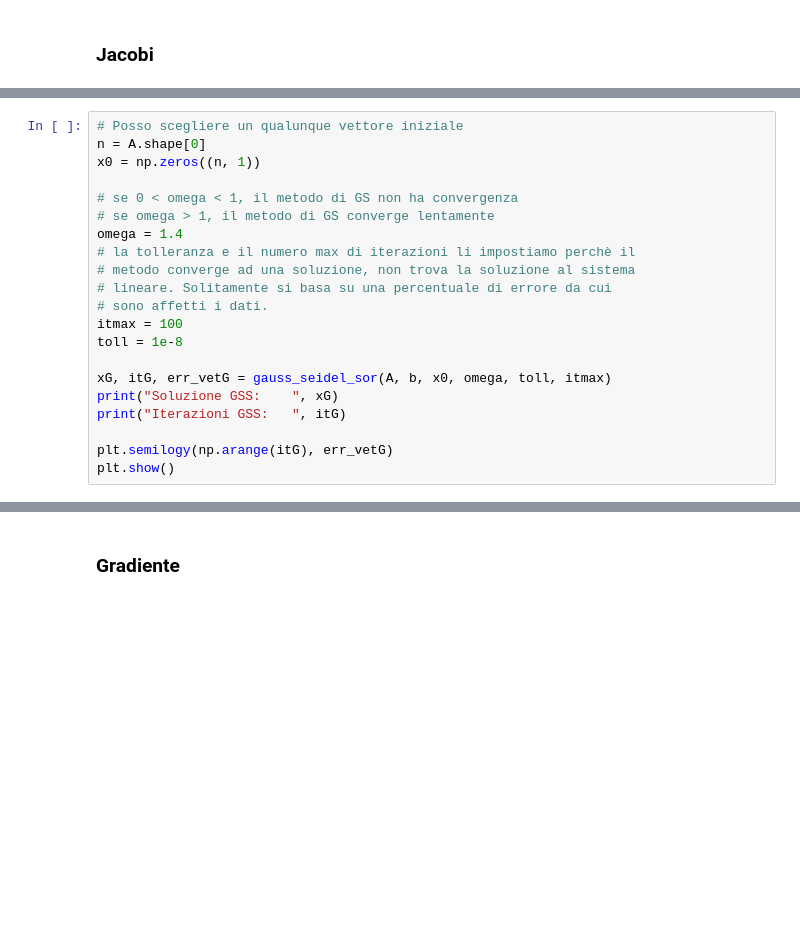
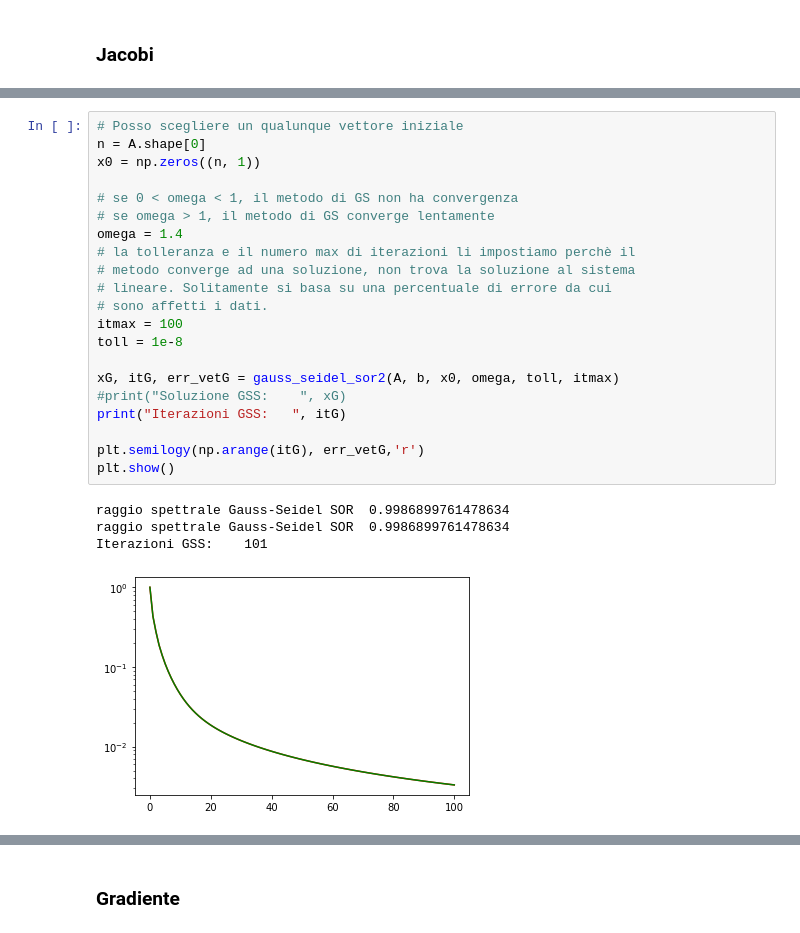
Before and after one commit to SonOfGillas/MetodiNumerici, a Jupyter notebook: Iterativi.ipynb, the cells around one changed output, grey strips where cells are left out. Drawn from its saved outputs; the diff is of its cells as text; blank space fills up the shorter version.

```diff
--- a/Iterativi.ipynb
+++ b/Iterativi.ipynb
@@ -214,21 +223,26 @@ def gauss_seidel_sor(A, b, x0, omega, toll, itmax):
 # %%
 # Posso scegliere un qualunque vettore iniziale
 n = A.shape[0]
 x0 = np.zeros((n, 1))
 
 # se 0 < omega < 1, il metodo di GS non ha convergenza
 # se omega > 1, il metodo di GS converge lentamente
 omega = 1.4
 # la tolleranza e il numero max di iterazioni li impostiamo perchè il
 # metodo converge ad una soluzione, non trova la soluzione al sistema
 # lineare. Solitamente si basa su una percentuale di errore da cui
 # sono affetti i dati.
 itmax = 100
 toll = 1e-8
 
-xG, itG, err_vetG = gauss_seidel_sor(A, b, x0, omega, toll, itmax)
-print("Soluzione GSS:    ", xG)
+xG, itG, err_vetG = gauss_seidel_sor2(A, b, x0, omega, toll, itmax)
+#print("Soluzione GSS:    ", xG)
 print("Iterazioni GSS:   ", itG)
 
-plt.semilogy(np.arange(itG), err_vetG)
+plt.semilogy(np.arange(itG), err_vetG,'r')
 plt.show()
+# %% [output]
+raggio spettrale Gauss-Seidel SOR  0.9986899761478634
+raggio spettrale Gauss-Seidel SOR  0.9986899761478634
+Iterazioni GSS:    101
+[figure, added]
```
Also changed, not shown: parts of 10 cells of this notebook, 5 other files.
